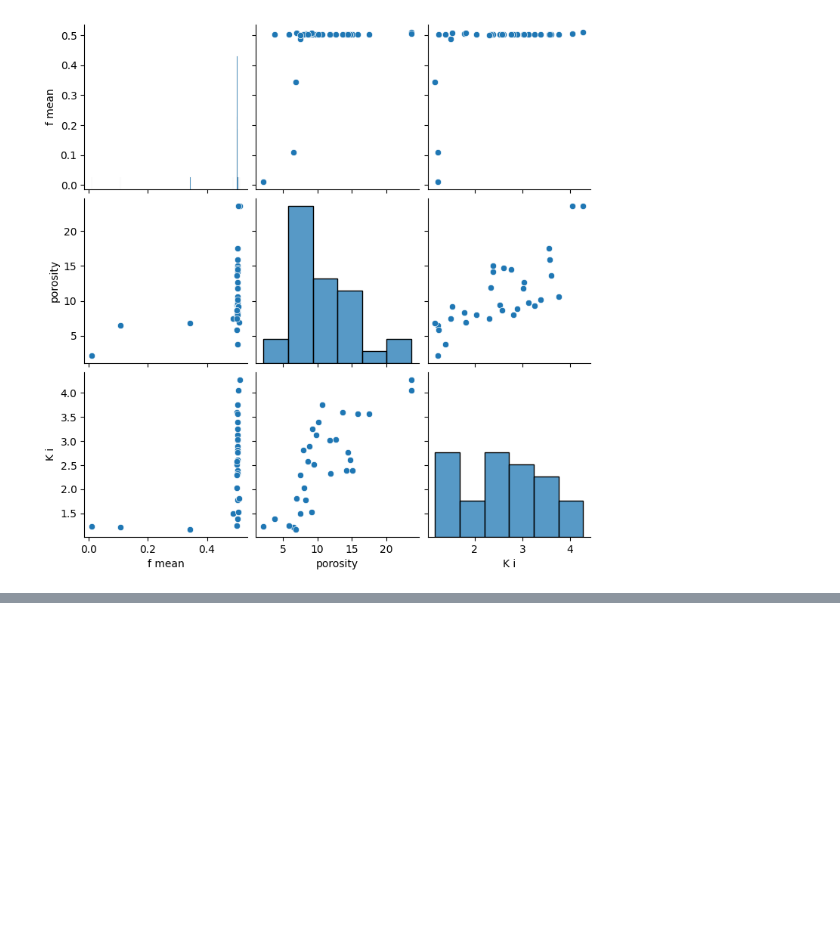
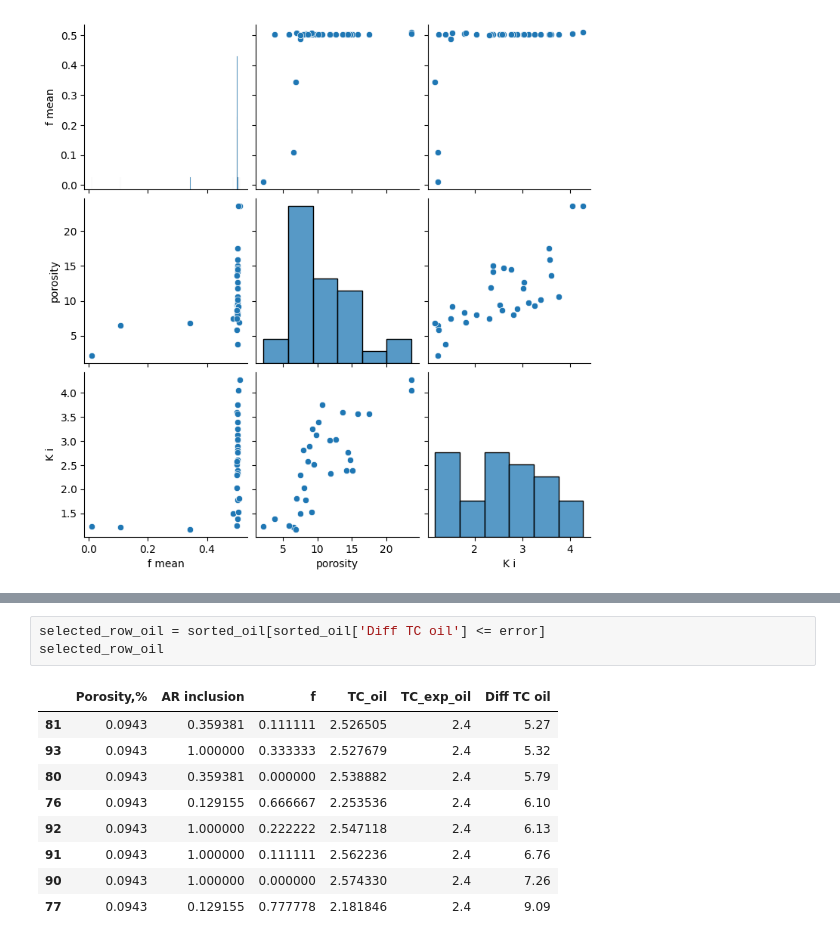
Before and after one commit to MariiaKalinina/Elasticity, a Jupyter notebook: Permeability_from_TC.ipynb, the cells around one changed output, grey strips where cells are left out. Drawn from its saved outputs; the diff is of its cells as text; blank space fills up the shorter version.

```diff
--- a/Permeability_from_TC.ipynb
+++ b/Permeability_from_TC.ipynb
@@ -1446,0 +1628,13 @@ sns.pairplot(table)
+# %%
+selected_row_oil = sorted_oil[sorted_oil['Diff TC oil'] <= error]
+selected_row_oil
+# %% [output]
+|  | Porosity,% | AR inclusion | f | TC_oil | TC_exp_oil | Diff TC oil |
+| 81 | 0.0943 | 0.359381 | 0.111111 | 2.526505 | 2.4 | 5.27 |
+| 93 | 0.0943 | 1.000000 | 0.333333 | 2.527679 | 2.4 | 5.32 |
+| 80 | 0.0943 | 0.359381 | 0.000000 | 2.538882 | 2.4 | 5.79 |
+| 76 | 0.0943 | 0.129155 | 0.666667 | 2.253536 | 2.4 | 6.10 |
+| 92 | 0.0943 | 1.000000 | 0.222222 | 2.547118 | 2.4 | 6.13 |
+| 91 | 0.0943 | 1.000000 | 0.111111 | 2.562236 | 2.4 | 6.76 |
+| 90 | 0.0943 | 1.000000 | 0.000000 | 2.574330 | 2.4 | 7.26 |
+| 77 | 0.0943 | 0.129155 | 0.777778 | 2.181846 | 2.4 | 9.09 |
```
Also changed, not shown: parts of 18 cells of this notebook.
